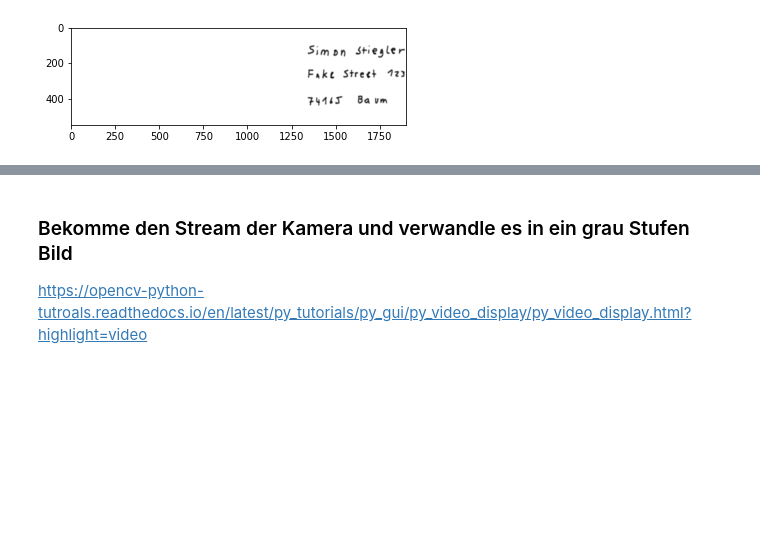
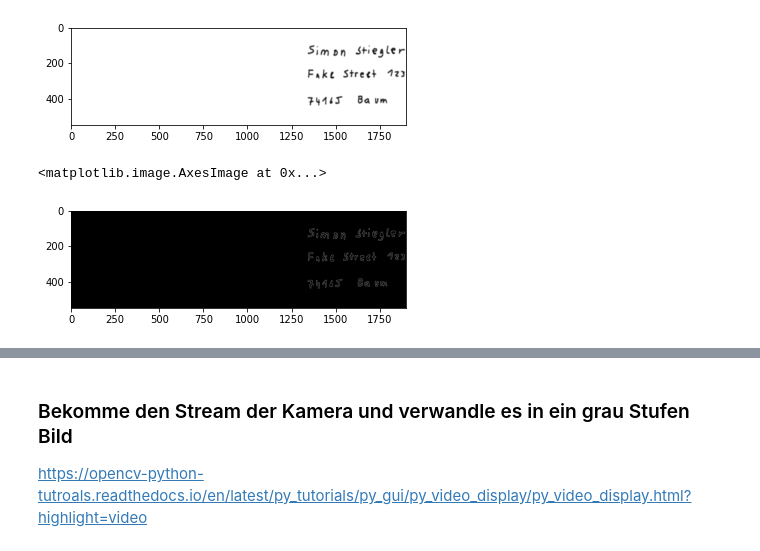
Before and after one commit to SimonStiegler/CRV_Postleitzahlerkennung, a Jupyter notebook: Programm.ipynb, the cells around one changed output, grey strips where cells are left out. Cells and saved outputs as stored; diff of their text form; code cells hidden in the pictures; blank space fills up the shorter version.

```diff
--- a/Programm.ipynb
+++ b/Programm.ipynb
@@ -197,4 +198,10 @@ plt.imshow(addressField, cmap="gray")
 # %% [output]
 <matplotlib.image.AxesImage at 0x...>
 [figure]
+# %%
+cannyAF = cv2.Canny(addressField,200,255)
+plt.imshow(cannyAF,cmap="gray")
+# %% [output]
+<matplotlib.image.AxesImage at 0x...>
+[figure, added]
 # %%
```
Also changed, not shown: parts of 3 cells of this notebook.
